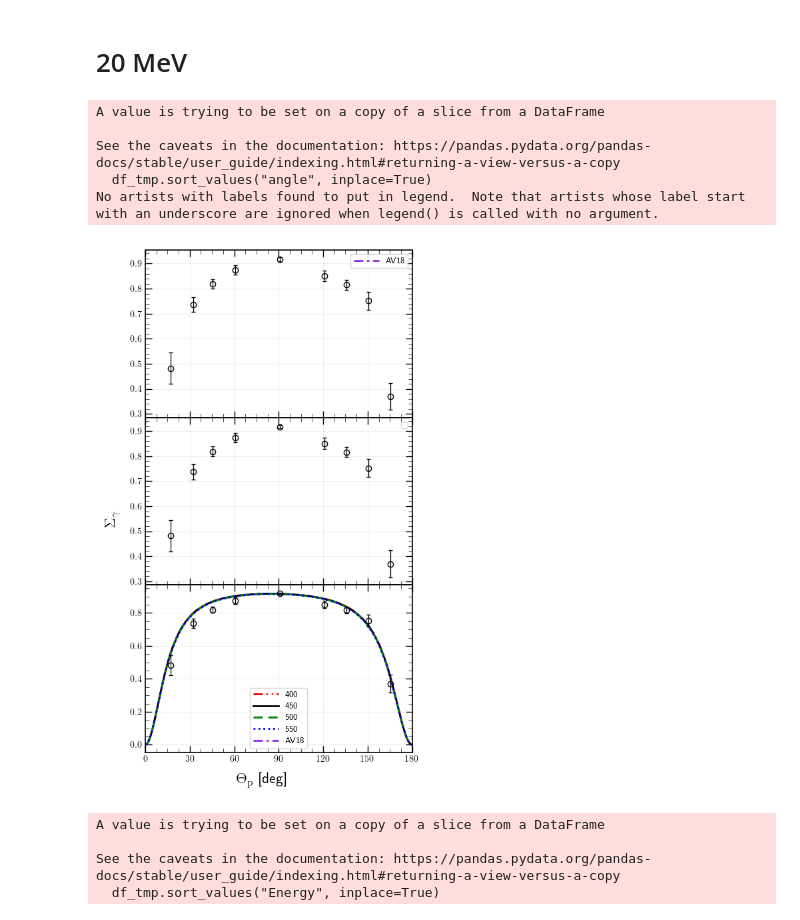
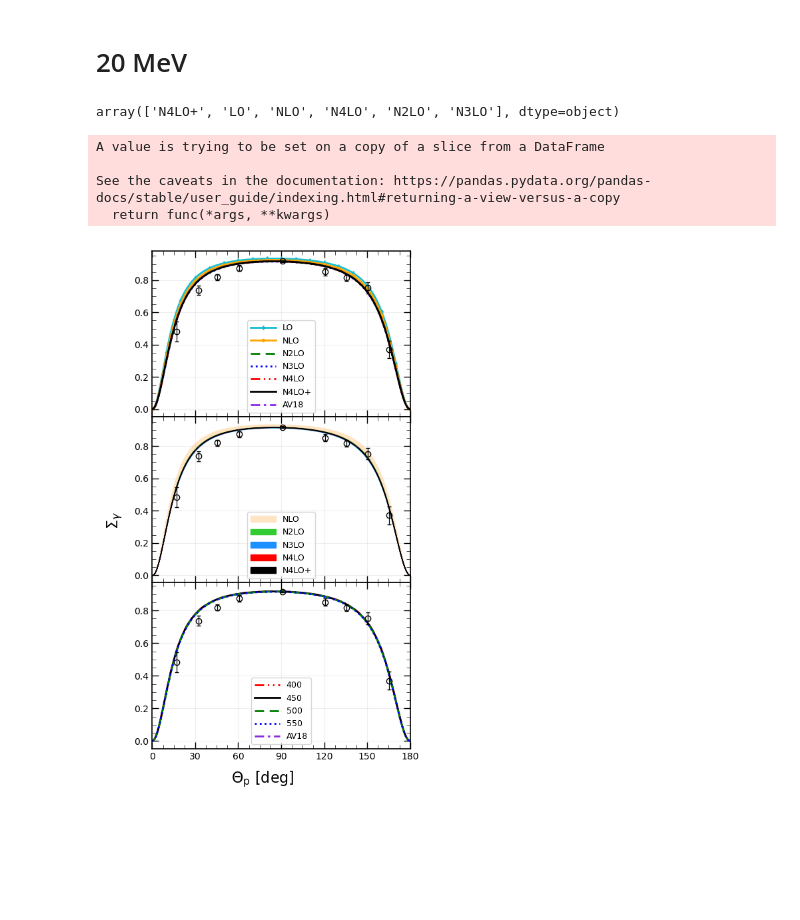
Before and after one commit to VitaliiUr/thesis, a Jupyter notebook: PlotData/Deuteron/Asymetry.ipynb, the cells around one changed output. Cells and saved outputs as stored; diff of their text form; code cells hidden in the pictures; blank space fills up the shorter version.

```diff
--- a/PlotData/Deuteron/Asymetry.ipynb
+++ b/PlotData/Deuteron/Asymetry.ipynb
@@ -27,7 +27,7 @@ mpl.rcParams['mathtext.bf'] = 'DejaVu Sans:bold'
 plt.rcParams["font.family"] = "sans-serif"
 plt.rcParams["font.sans-serif"] = "DejaVu Sans"
 
-plt.rc('text', usetex=True)
+plt.rc('text', usetex=False)
 plt.rcParams['axes.linewidth'] = 1.2
 mpl.rcParams['lines.linewidth'] = 2
 
@@ -168,6 +168,10 @@ for i, fname in enumerate(os.listdir("ExpData/Asymetry/20mev/")):
     df_tmp["fname"] = fname.rstrip(".dat")
     df_tmp["theta"] = 180 - df_tmp["theta_n"]
     df_exp.append(df_tmp)
+# %%
+df_my[df_my["Energy"]==20].FORCE.unique()
+# %% [output]
+array(['N4LO+', 'LO', 'NLO', 'N4LO', 'N2LO', 'N3LO'], dtype=object)
 # %%
 obs="AX2"
 energy=20
@@ -194,12 +198,12 @@ for force in FORCES:
                 (df.CUTOFF == cutoff) &
                 (df.Energy == energy) &
                 (df.WAVE == "SIEGERT")]
-    # axes[0].plot(df_tmp.angle, df_tmp[obs],
-    #             **line_styles[force], label=force)
-    # if force != "LO":
-    #     axes[1].fill_between(df_tmp.angle, df_tmp[obs].values+df_trunc[force].values,
-    #                         df_tmp[obs].values-df_trunc[force].values, label=force,
-    #                         color=trunc_colors[force])
+    axes[0].plot(df_tmp.angle, df_tmp[obs],
+                **line_styles[force], label=force)
+    if force != "LO":
+        axes[1].fill_between(df_tmp.angle, df_tmp[obs].values+df_trunc[force].values,
+                            df_tmp[obs].values-df_trunc[force].values, label=force,
+                            color=trunc_colors[force])
     # break
 for cut in CUTOFF:
     df_tmp = df[(df.FORCE == "N4LO+") &
@@ -209,48 +213,42 @@ for cut in CUTOFF:
     axes[2].plot(df_tmp.angle, df_tmp[obs],
                 **ls_cutoff[cut], label=cut)
 df_av18 = df[(df.FORCE == "AV18") & (df.Energy == energy)]
 for j, ax in enumerate(axes):
     for i, df_tmp in enumerate(df_exp):
         ax.errorbar(df_tmp.theta, df_tmp.Sigma,
                     yerr=df_tmp.error, zorder=3, **exp_style[1], **marker_common)
                     # , label=df_tmp.fname[0])
     if j != 1:
         ax.plot(df_av18.angle, df_av18[obs],
                 **line_styles["AV18"], label="AV18")
 
-    ax.legend(fontsize=9, handlelength=3, loc="best")
+    ax.legend(fontsize=9, handlelength=3, loc="lower center")
 
     ax.xaxis.set_minor_locator(mpl.ticker.AutoMinorLocator())
     ax.yaxis.set_minor_locator(mpl.ticker.AutoMinorLocator())
     ax.tick_params(which='minor', direction='in', length=4,
                 width=0.5, top=True, right=True)
     ax.tick_params(which='major', direction='in',
                 length=7, width=1, top=True, right=True, zorder=1)
     ax.set_xticks(np.arange(0, 180+j-1, 30))
     ax.set_xlim([0, 180])
     ax.grid(alpha=0.2)
     ax.set_zorder(-1)
 fig.tight_layout()
 plt.savefig(f"../Figures_De/{obs}_{energy}mev.pdf",
             dpi=600, facecolor="white")
 # %% [output]
 A value is trying to be set on a copy of a slice from a DataFrame
 
 See the caveats in the documentation: https://pandas.pydata.org/pandas-docs/stable/user_guide/indexing.html#returning-a-view-versus-a-copy
-  df_tmp.sort_values("angle", inplace=True)
-No artists with labels found to put in legend.  Note that artists whose label start with an underscore are ignored when legend() is called with no argument.
+  return func(*args, **kwargs)
-[figure, old version]
+[figure, new version]
 # %%
-df_tmp = df_my[(df_my.FORCE == "N4LO+") &
-                (df_my.CUTOFF == 450) &
+df_90 = df_my[(df_my.FORCE == "N4LO+") &
+                # (df_my.CUTOFF == 450) &
                 (df_my.angle == 90) &
                 (df_my.WAVE == "SIEGERT")]
-df_tmp.sort_values("Energy", inplace=True)
+df_90.sort_values("Energy", inplace=True)
-# %% [output]
-A value is trying to be set on a copy of a slice from a DataFrame
-
-See the caveats in the documentation: https://pandas.pydata.org/pandas-docs/stable/user_guide/indexing.html#returning-a-view-versus-a-copy
-  df_tmp.sort_values("Energy", inplace=True)
 # %%
 df_delbianco = pd.read_csv("ExpData/Asymetry/90deg/delbianco.dat")
 df_depascale = pd.read_csv("ExpData/Asymetry/90deg/depascale.dat")
```
Also changed, not shown: parts of 2 cells of this notebook, 10 other files.
